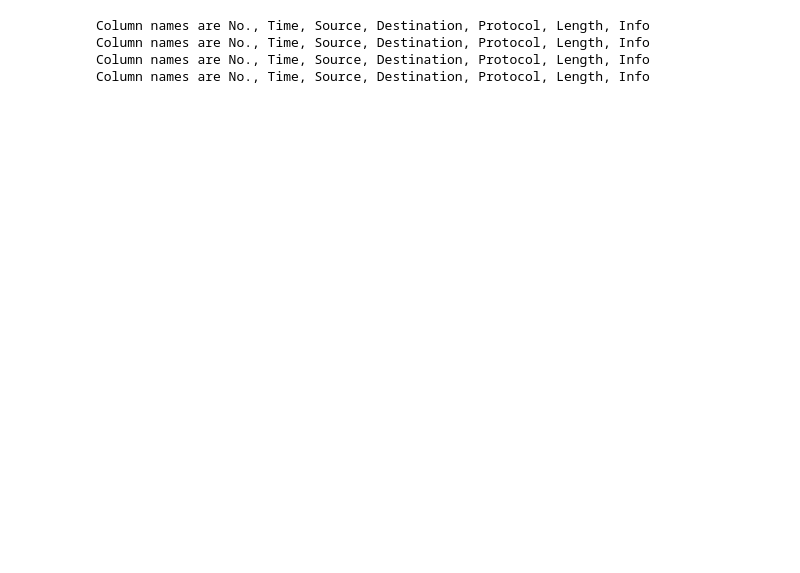
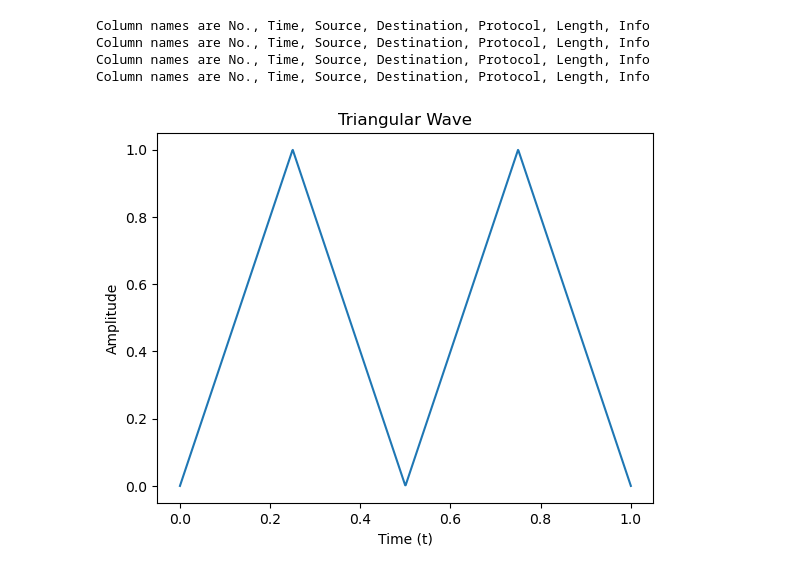
Before and after one commit to SDNPredict/traffic_prediction, a Jupyter notebook: Pcap_manipulation_into_csv.ipynb, the cells around one changed output. Saved outputs shown, nothing was run; the diff lists cells and outputs as text; code cells hidden in the pictures; blank space fills up the shorter version.

Commit message:
add scripts for different waves generation, add some options for type in topology.py

```diff
--- a/Pcap_manipulation_into_csv.ipynb
+++ b/Pcap_manipulation_into_csv.ipynb
@@ -114,3 +24,35 @@ Column names are No., Time, Source, Destination, Protocol, Length, Info
 Column names are No., Time, Source, Destination, Protocol, Length, Info
 Column names are No., Time, Source, Destination, Protocol, Length, Info
 Column names are No., Time, Source, Destination, Protocol, Length, Info
+# %%
+import numpy as np
+
+def triangular_wave(t, period):
+    """
+    This function generates a triangular wave with the given time (t) and period
+    """
+    amplitude = 1
+    if t < 0:
+        raise ValueError("Time (t) must be positive")
+
+    triangular_value = abs((4 * amplitude / period) * abs(((t - (period / 4)) % period) - (period / 2)) - amplitude)
+
+    return triangular_value
+
+
+period = 1  # seconds
+amplitude = 0.5
+time_points = np.linspace(0, period, 1000)  # 1000 points within the period
+
+wave_values = [triangular_wave(t, period) for t in time_points]
+
+# Plot the wave (using matplotlib)
+import matplotlib.pyplot as plt
+
+plt.plot(time_points, wave_values)
+plt.xlabel("Time (t)")
+plt.ylabel("Amplitude")
+plt.title("Triangular Wave")
+plt.show()
+# %% [output]
+[figure, added]
```
Also changed, not shown: parts of 4 cells of this notebook, 6 other files.
